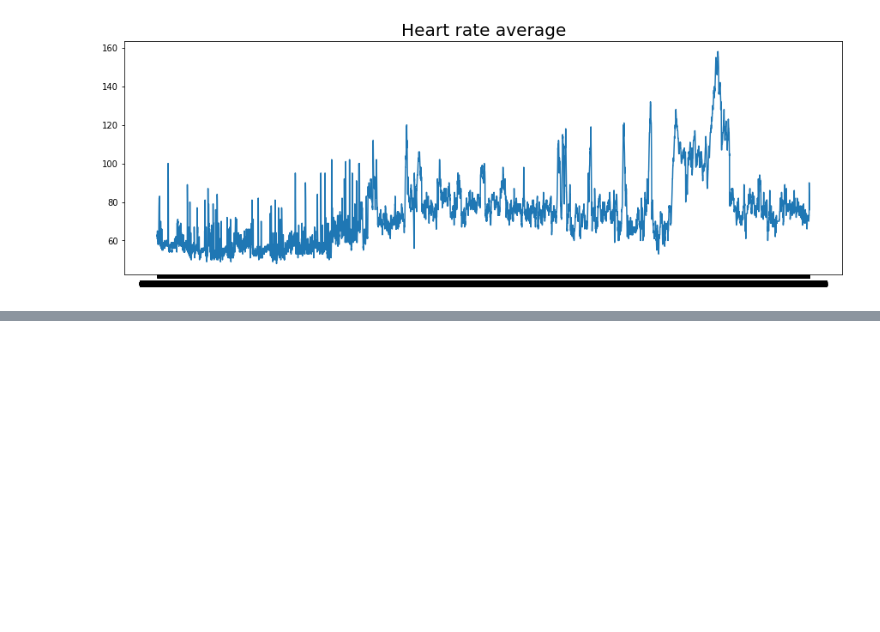
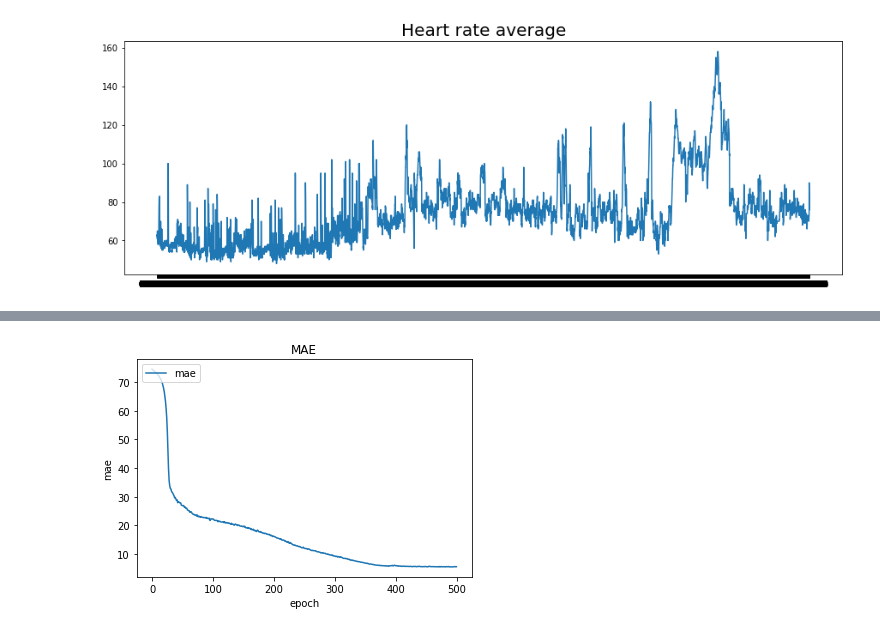
Before and after one commit to HendP/Belajar-Pengembangan-Machine-Learning, a Jupyter notebook: Submission_2.ipynb, the cells around one changed output, grey strips where cells are left out. Saved outputs shown, nothing was run; the diff lists cells and outputs as text; code cells hidden in the pictures; blank space fills up the shorter version.

```diff
--- a/Submission_2.ipynb
+++ b/Submission_2.ipynb
@@ -92,8 +92,8 @@ def windowed_dataset(series, window_size, batch_size, shuffle_buffer):
 train_set = windowed_dataset(value, window_size=60, batch_size=200, shuffle_buffer=1000)
 
 model = tf.keras.models.Sequential([
-  tf.keras.layers.LSTM(60, return_sequences=True),
-  tf.keras.layers.LSTM(60),
+  tf.keras.layers.Bidirectional(LSTM(60, return_sequences=True)),
+  tf.keras.layers.Bidirectional(LSTM(60)),
   tf.keras.layers.Dense(30, activation="relu"),
   tf.keras.layers.Dropout(0.7),
   tf.keras.layers.Dense(10, activation="relu"),
@@ -113,6 +112,6 @@ optimizer = tf.keras.optimizers.SGD(lr=1.0000e-05, momentum=0.9)
 model.compile(loss=tf.keras.losses.Huber(),
               optimizer=optimizer,
               metrics=["mae"])
-history = model.fit(train_set,epochs=500, callbacks=[callbacks])
+history = model.fit(train_set,epochs=500)
 # %% [output]
 Epoch 1/500
@@ -134,0 +134,9 @@ MAE dari model < 10% skala data
+# %%
+plt.plot(history.history['mae'])
+plt.title('MAE')
+plt.ylabel('mae')
+plt.xlabel('epoch')
+plt.legend(['mae'], loc='upper left')
+plt.show()
+# %% [output]
+[figure, added]
```
Also changed, not shown: parts of 3 cells of this notebook.
